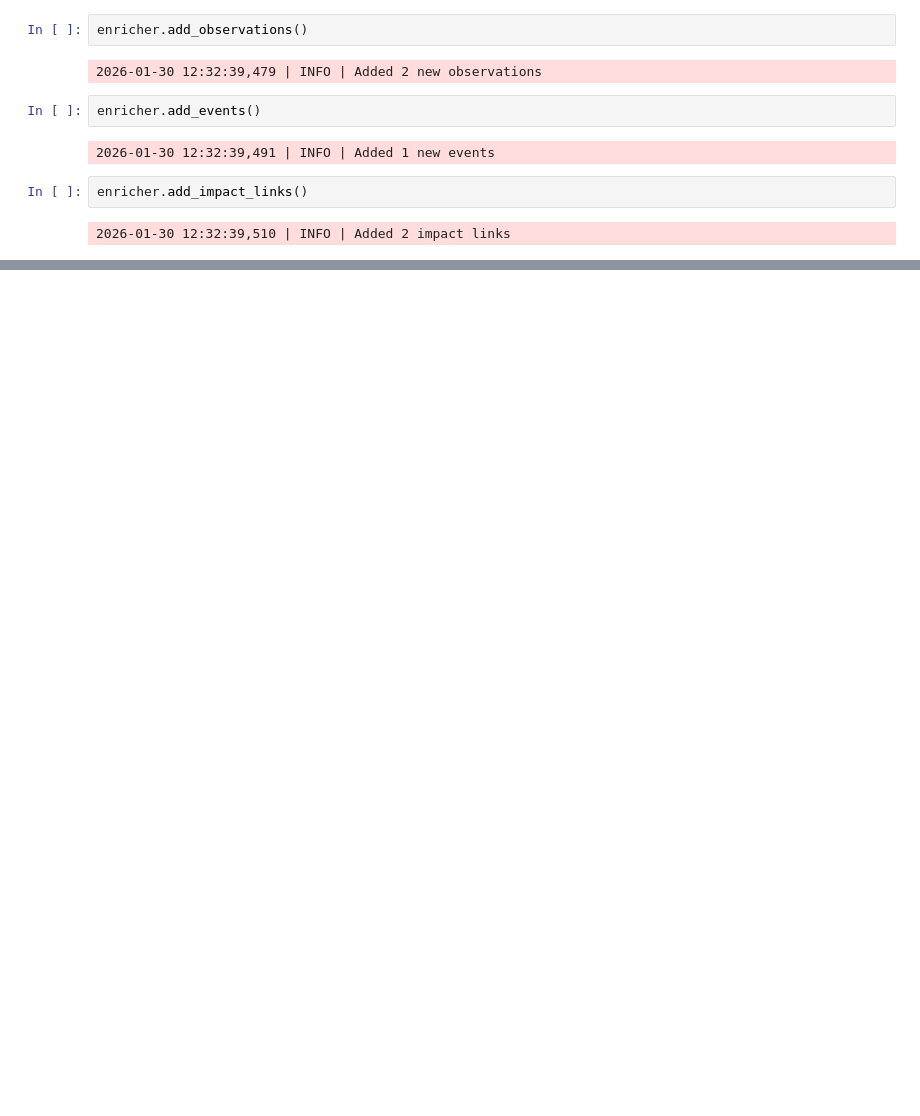
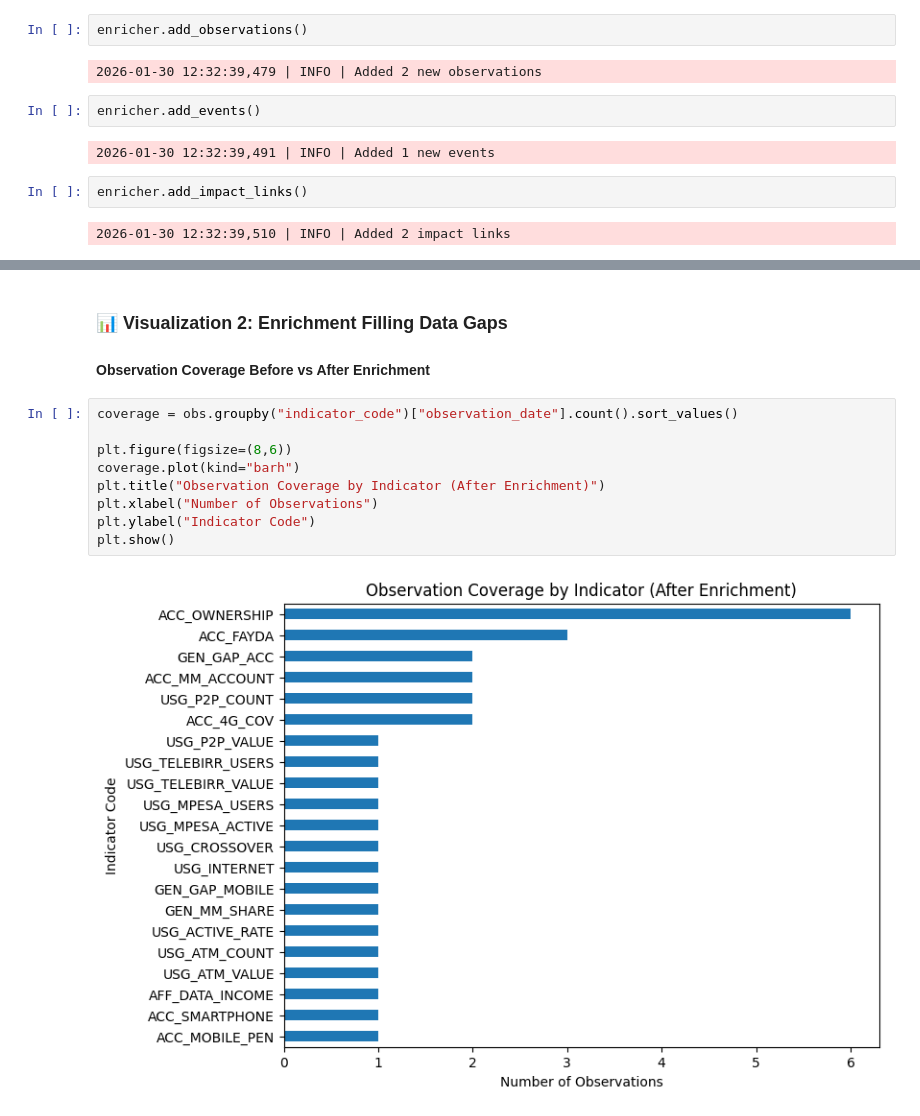
Before and after one commit to AdeyAmare/ethiopia-fi-forecast, a Jupyter notebook: notebooks/data_exploration_enrichment.ipynb, the cells around one changed output, grey strips where cells are left out. Saved outputs shown, nothing was run; the diff lists cells and outputs as text; blank space fills up the shorter version.

```diff
--- a/notebooks/data_exploration_enrichment.ipynb
+++ b/notebooks/data_exploration_enrichment.ipynb
@@ -84,0 +111,14 @@ C:\Users\amare\Documents\KAIM\week-10\ethiopia-fi-forecast\data\processed
+# %% [markdown]
+### 📊 Visualization 2: Enrichment Filling Data Gaps
+#### Observation Coverage Before vs After Enrichment
+# %%
+coverage = obs.groupby("indicator_code")["observation_date"].count().sort_values()
+
+plt.figure(figsize=(8,6))
+coverage.plot(kind="barh")
+plt.title("Observation Coverage by Indicator (After Enrichment)")
+plt.xlabel("Number of Observations")
+plt.ylabel("Indicator Code")
+plt.show()
+# %% [output]
+[figure, added]
```
Also changed, not shown: parts of 8 cells of this notebook.
